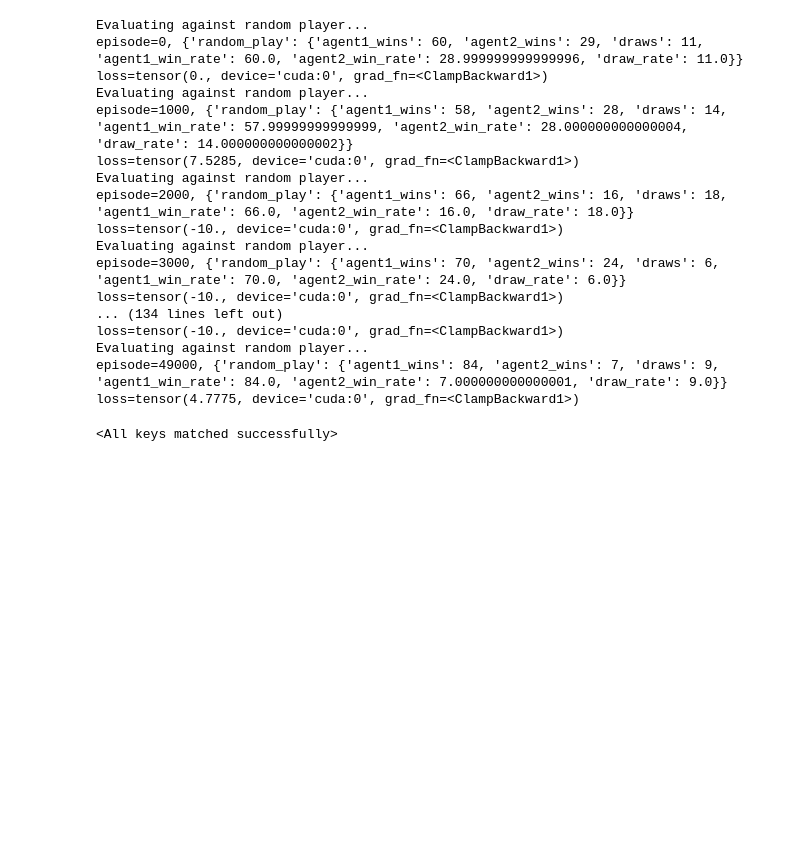
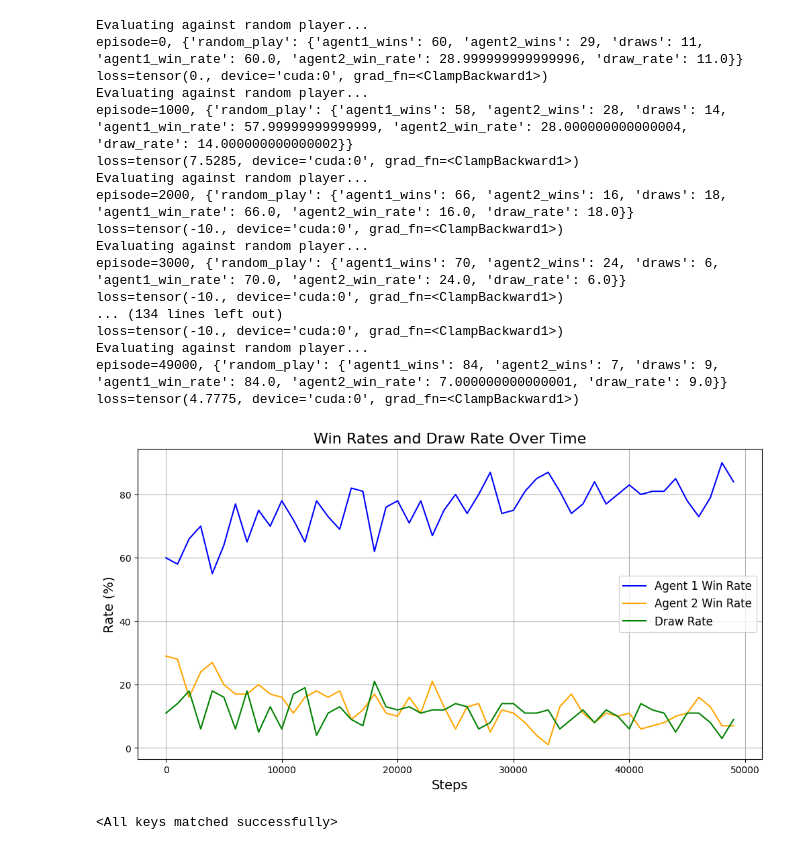
Before and after one commit to Dr1MTeam/RL_tic-tac-toe, a Jupyter notebook: ttt.ipynb, the cells around one changed output. Cells and saved outputs as stored; diff of their text form; code cells hidden in the pictures; blank space fills up the shorter version.

Commit message:
readme + training graph

```diff
--- a/ttt.ipynb
+++ b/ttt.ipynb
@@ -351,4 +353,46 @@ loss=tensor(-10., device='cuda:0', grad_fn=<ClampBackward1>)
 Evaluating against random player...
 episode=49000, {'random_play': {'agent1_wins': 84, 'agent2_wins': 7, 'draws': 9, 'agent1_win_rate': 84.0, 'agent2_win_rate': 7.000000000000001, 'draw_rate': 9.0}}
 loss=tensor(4.7775, device='cuda:0', grad_fn=<ClampBackward1>)
+# %%
+def plot_results(vals):
+    """
+    Визуализирует win_rate и draw_rate для списка результатов.
+
+    Аргументы:
+        vals (list[dict]): Список, где каждый элемент содержит метрики: 'agent1_win_rate', 'agent2_win_rate', 'draw_rate'.
+    """
+    # Проверяем корректность входных данных
+    if not vals or not isinstance(vals[0], dict):
+        raise ValueError("`vals` должен быть списком словарей с результатами.")
+
+    # Инициализация списков для хранения значений
+    x_values = list(range(0, len(vals) * 1000, 1000))
+    agent1_win_rates = []
+    agent2_win_rates = []
+    draw_rates = []
+
+    # Извлечение данных
+    for result in vals:
+        key = next(iter(result))  # Достаем ключ верхнего уровня
+        metrics = result[key]
+        agent1_win_rates.append(metrics['agent1_win_rate'])
+        agent2_win_rates.append(metrics['agent2_win_rate'])
+        draw_rates.append(metrics['draw_rate'])
+
+    # Построение графика
+    plt.figure(figsize=(12, 6))
+    plt.plot(x_values, agent1_win_rates, label="Agent 1 Win Rate", color="blue")
+    plt.plot(x_values, agent2_win_rates, label="Agent 2 Win Rate", color="orange")
+    plt.plot(x_values, draw_rates, label="Draw Rate", color="green")
+
+    plt.title("Win Rates and Draw Rate Over Time", fontsize=16)
+    plt.xlabel("Steps", fontsize=14)
+    plt.ylabel("Rate (%)", fontsize=14)
+    plt.legend(fontsize=12)
+    plt.grid(True)
+    plt.show()
+# %%
+plot_results(vals)
+# %% [output]
+[figure, added]
 # %%
```
Also changed, not shown: parts of 3 cells of this notebook, 2 other files.
